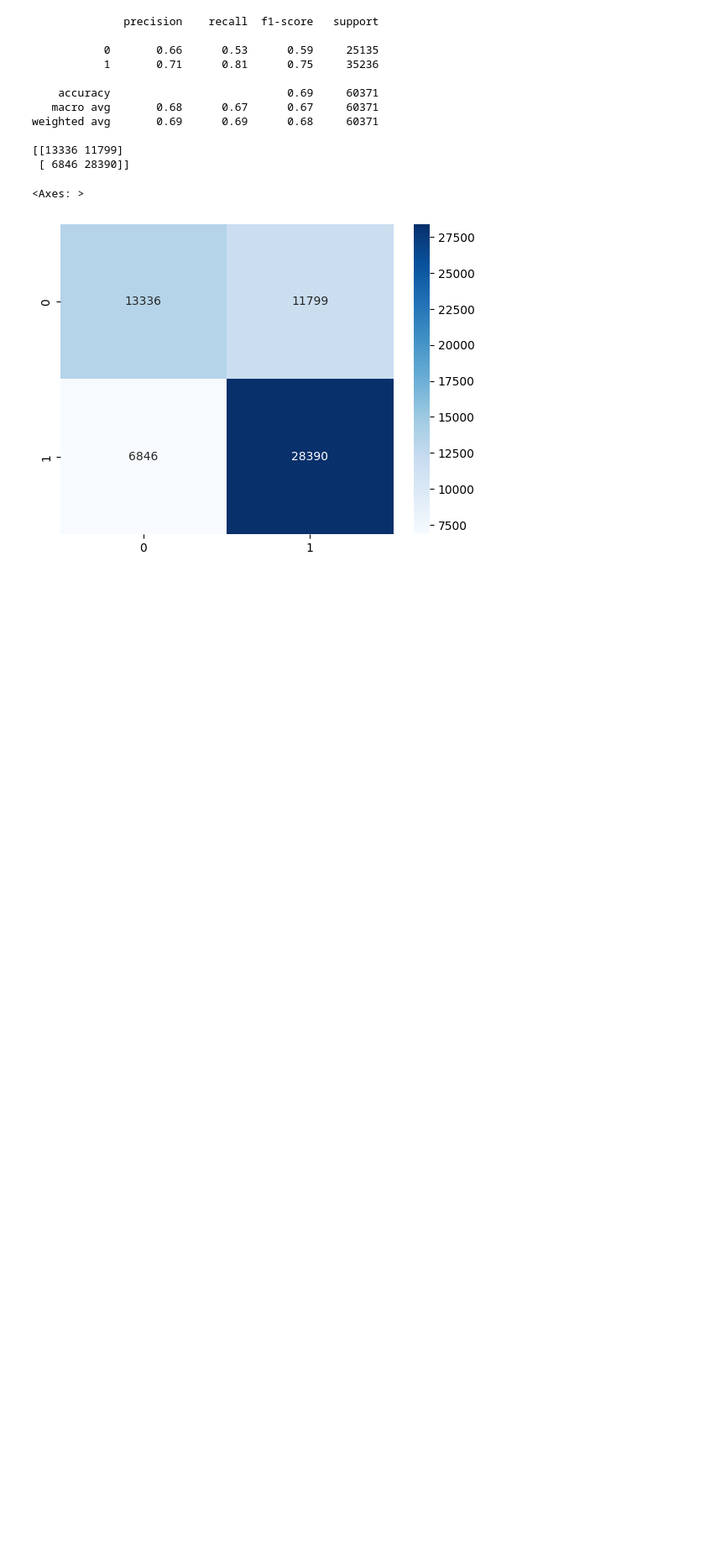
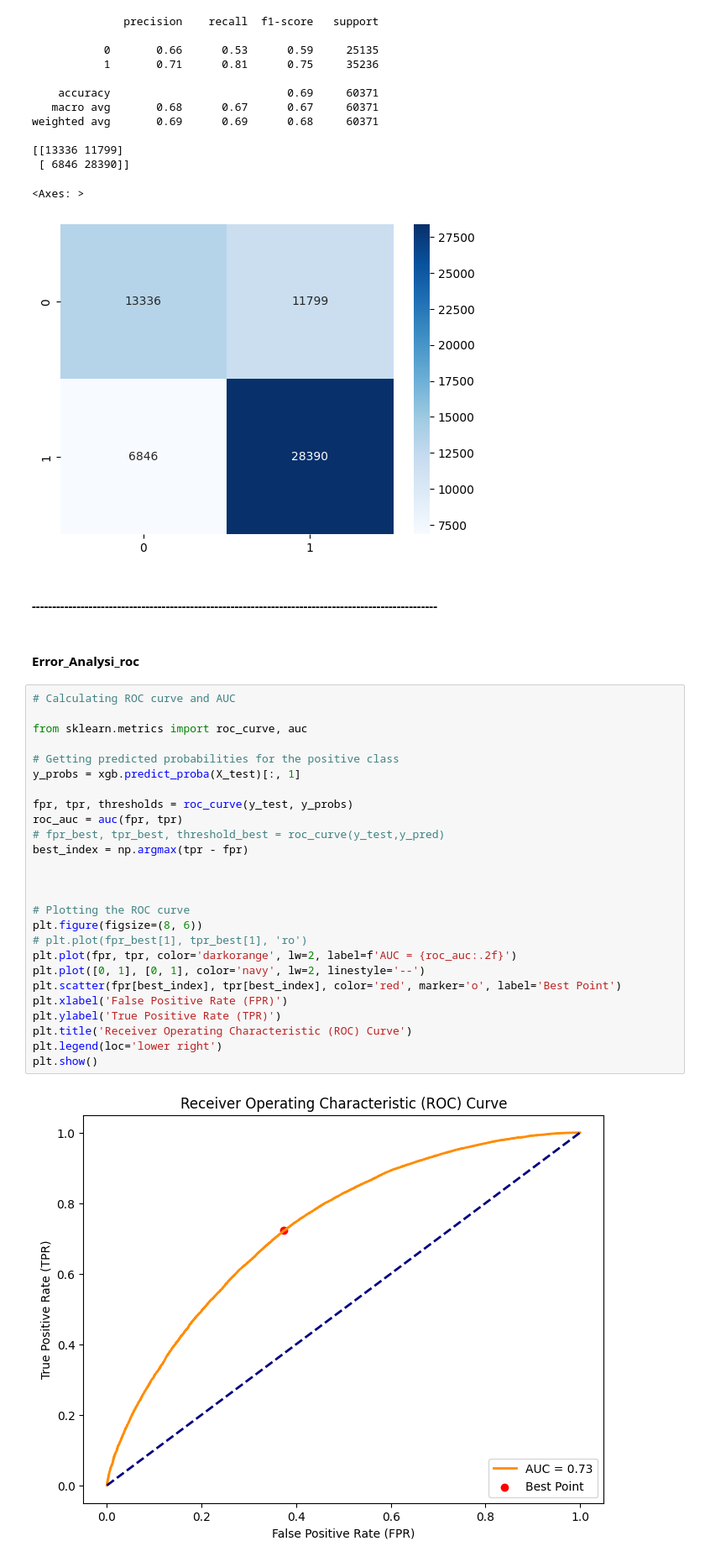
Before and after one commit to forster-j/ds-ml-project-kickstarter, a Jupyter notebook: XG_boost.ipynb, the cells around one changed output. Shown at 84% size. Cells and saved outputs as stored; diff of their text form; blank space fills up the shorter version.

```diff
--- a/XG_boost.ipynb
+++ b/XG_boost.ipynb
@@ -107,3 +108,35 @@ weighted avg       0.69      0.69      0.68     60371
  [ 6846 28390]]
 <Axes: >
 [figure]
+# %% [markdown]
+#### ----------------------------------------------------------------------------------------------------
+# %% [markdown]
+#### Error_Analysi_roc
+# %%
+# Calculating ROC curve and AUC
+
+from sklearn.metrics import roc_curve, auc
+
+# Getting predicted probabilities for the positive class
+y_probs = xgb.predict_proba(X_test)[:, 1]
+
+fpr, tpr, thresholds = roc_curve(y_test, y_probs)
+roc_auc = auc(fpr, tpr)
+# fpr_best, tpr_best, threshold_best = roc_curve(y_test,y_pred)
+best_index = np.argmax(tpr - fpr)
+
+
+
+# Plotting the ROC curve
+plt.figure(figsize=(8, 6))
+# plt.plot(fpr_best[1], tpr_best[1], 'ro')
+plt.plot(fpr, tpr, color='darkorange', lw=2, label=f'AUC = {roc_auc:.2f}')
+plt.plot([0, 1], [0, 1], color='navy', lw=2, linestyle='--')
+plt.scatter(fpr[best_index], tpr[best_index], color='red', marker='o', label='Best Point')
+plt.xlabel('False Positive Rate (FPR)')
+plt.ylabel('True Positive Rate (TPR)')
+plt.title('Receiver Operating Characteristic (ROC) Curve')
+plt.legend(loc='lower right')
+plt.show()
+# %% [output]
+[figure, added]
```
Also changed, not shown: parts of 1 cell of this notebook.
